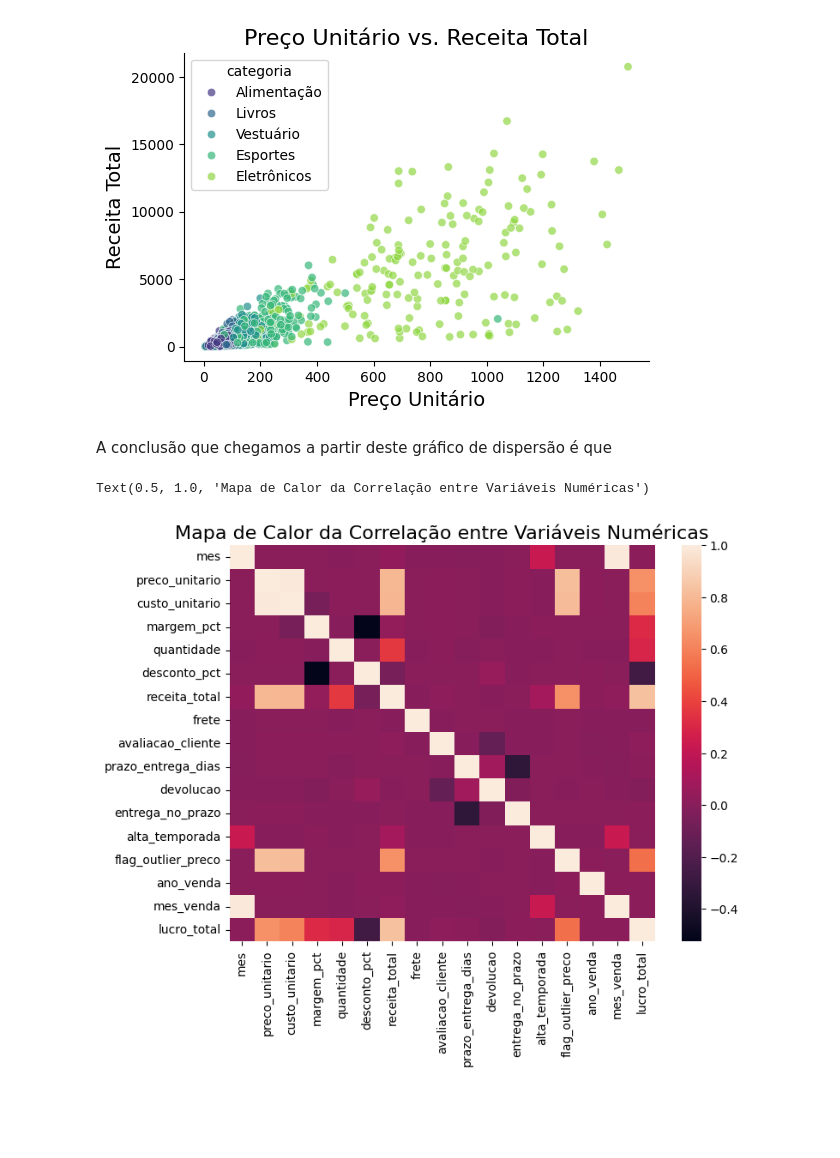
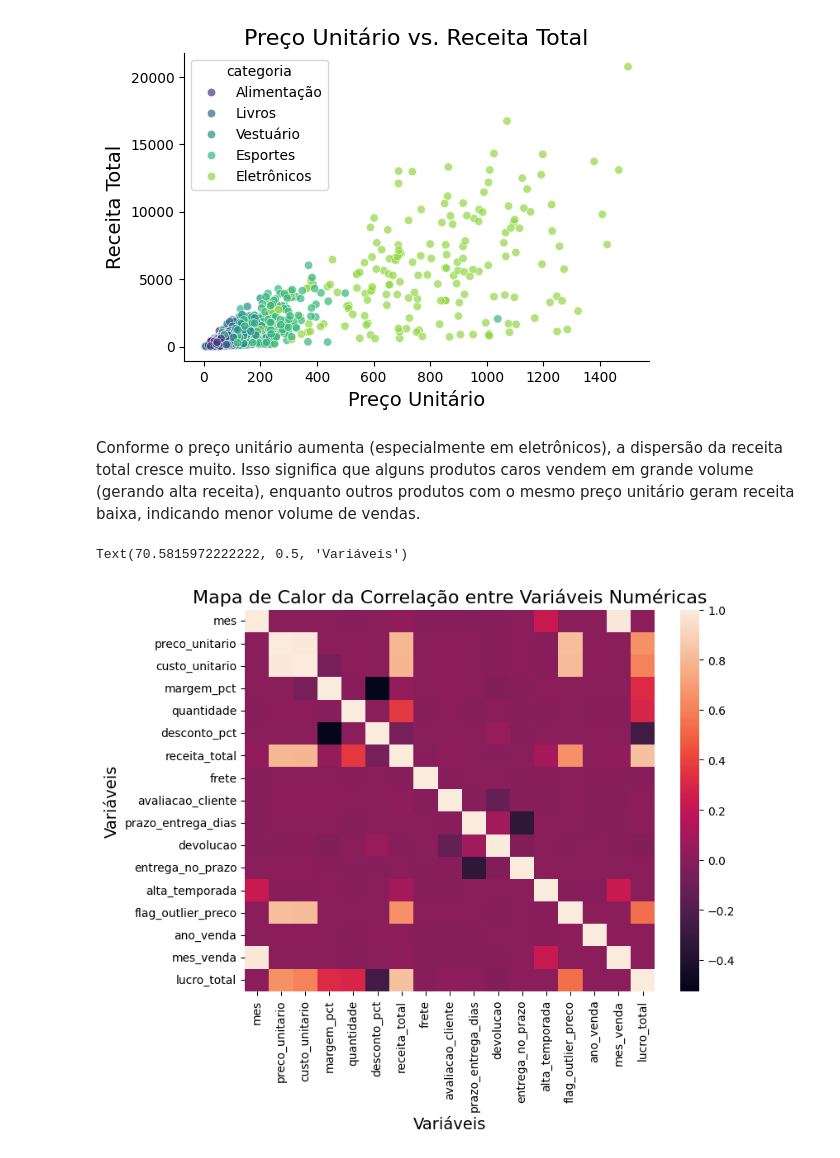
Before and after one commit to UFRJ-Analytica/ufrj-analytica-training, a Jupyter notebook: entregaveis/notebooks/marcelle_suhett.ipynb, the cells around one changed output. Drawn from its saved outputs; the diff is of its cells as text; code cells hidden in the pictures; blank space fills up the shorter version.

Commit message:
feat/ entregavel-3-seaborn

```diff
--- a/entregaveis/notebooks/marcelle_suhett.ipynb
+++ b/entregaveis/notebooks/marcelle_suhett.ipynb
@@ -420,0 +398,10 @@ Text(0, 0.5, 'Receita Total')
+# %%
+## Gráfico de linhas da receita total por mês
+plt.figure(figsize=(8, 4))
+df_vendas_br['data_venda'] = pd.to_datetime(df_vendas_br['data_venda'], format='mixed')
+receita_por_mes = df_vendas_br.resample('M', on='data_venda')['receita_total'].sum().reset_index()
+sns.lineplot(data=receita_por_mes, x='data_venda', y='receita_total', color='purple', marker='o', linewidth=2)
+sns.despine()
+plt.title('Receita Total por Mês', fontsize=16)
+plt.xlabel('Mês', fontsize=14)
+plt.ylabel('Receita Total', fontsize=14)
@@ -431,12 +423,14 @@ plt.ylabel('Receita Total', fontsize=14)
 Text(0, 0.5, 'Receita Total')
 [figure]
 # %% [markdown]
-A conclusão que chegamos a partir deste gráfico de dispersão é que
+Conforme o preço unitário aumenta (especialmente em eletrônicos), a dispersão da receita total cresce muito. Isso significa que alguns produtos caros vendem em grande volume (gerando alta receita), enquanto outros produtos com o mesmo preço unitário geram receita baixa, indicando menor volume de vendas.
 # %%
 ## Mapa de calor da correlação entre variáveis numéricas
 plt.figure(figsize=(8, 6))
 sns.heatmap(df_vendas_br.corr(numeric_only=True))
 plt.title('Mapa de Calor da Correlação entre Variáveis Numéricas', fontsize=16)
+plt.xlabel('Variáveis', fontsize=14)
+plt.ylabel('Variáveis', fontsize=14)
 # %% [output]
-Text(0.5, 1.0, 'Mapa de Calor da Correlação entre Variáveis Numéricas')
+Text(70.5815972222222, 0.5, 'Variáveis')
-[figure, old version]
+[figure, new version]
```
Also changed, not shown: parts of 13 cells of this notebook.
